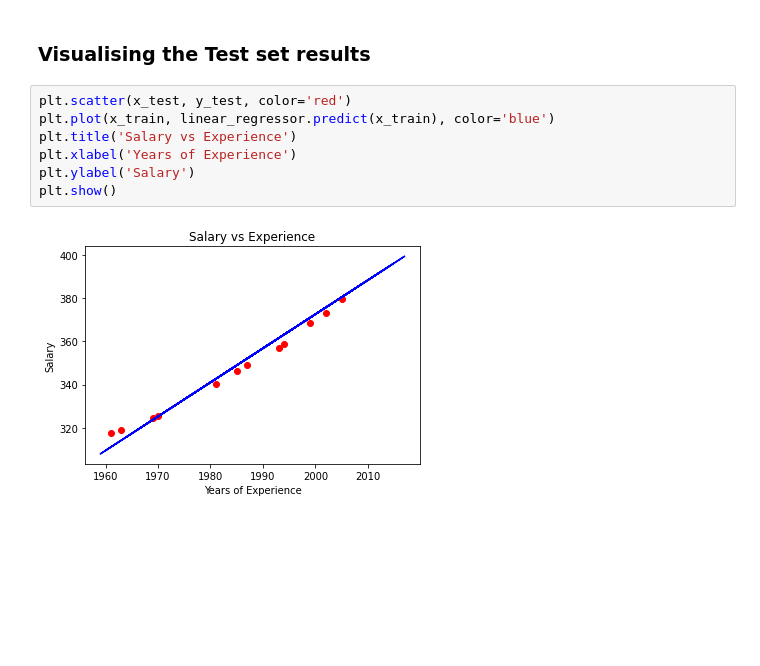
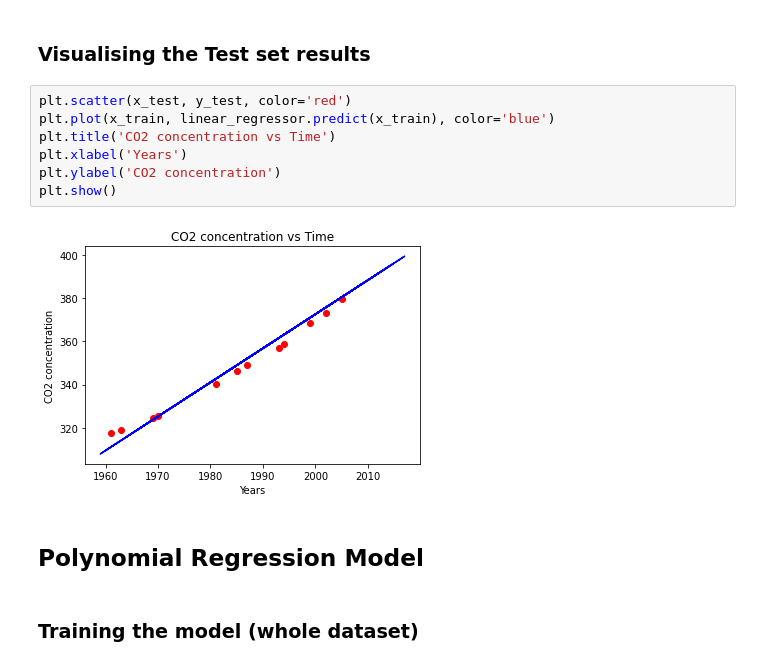
Before and after one commit to LeudoNeto/dangerous-co2-conc-predict, a Jupyter notebook: co2.ipynb, the cells around one changed output. Cells and saved outputs as stored; diff of their text form; blank space fills up the shorter version.

```diff
--- a/co2.ipynb
+++ b/co2.ipynb
@@ -118,9 +122,13 @@ LinearRegression()
 # %%
 plt.scatter(x_test, y_test, color='red')
 plt.plot(x_train, linear_regressor.predict(x_train), color='blue')
-plt.title('Salary vs Experience')
-plt.xlabel('Years of Experience')
-plt.ylabel('Salary')
+plt.title('CO2 concentration vs Time')
+plt.xlabel('Years')
+plt.ylabel('CO2 concentration')
 plt.show()
 # %% [output]
-[figure, old version]
+[figure, new version]
+# %% [markdown]
+## Polynomial Regression Model
+# %% [markdown]
+### Training the model (whole dataset)
```
Also changed, not shown: parts of 10 cells of this notebook.
